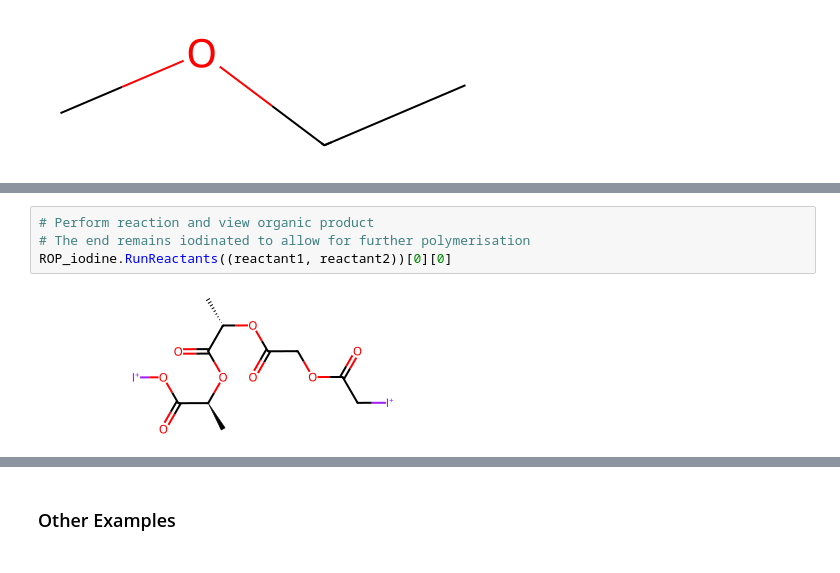
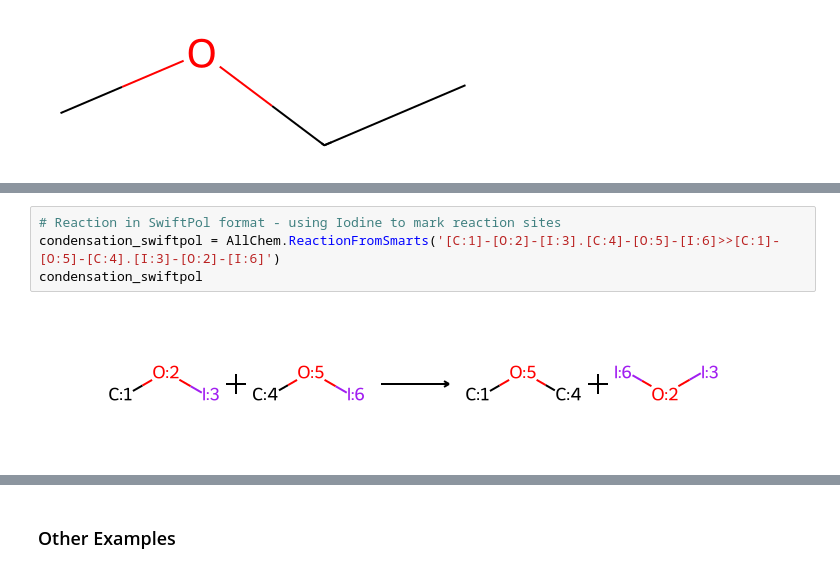
Before and after one commit to matta-research-group/SwiftPol, a Jupyter notebook: Example_Notebooks/rxn_smarts.ipynb, the cells around one changed output, grey strips where cells are left out. Saved outputs shown, nothing was run; the diff lists cells and outputs as text.

Commit message:
Added SwiftPol implementation examples

```diff
--- a/Example_Notebooks/rxn_smarts.ipynb
+++ b/Example_Notebooks/rxn_smarts.ipynb
@@ -59,6 +39,6 @@ ROP_iodine
-# %%
-# Perform reaction and view organic product
-# The end remains iodinated to allow for further polymerisation
-ROP_iodine.RunReactants((reactant1, reactant2))[0][0]
-# %% [output]
-[figure, removed]
+# %%
+# Reaction in SwiftPol format - using Iodine to mark reaction sites
+condensation_swiftpol = AllChem.ReactionFromSmarts('[C:1]-[O:2]-[I:3].[C:4]-[O:5]-[I:6]>>[C:1]-[O:5]-[C:4].[I:3]-[O:2]-[I:6]')
+condensation_swiftpol
+# %% [output]
+[figure, added]
```
Also changed, not shown: parts of 13 cells of this notebook.
